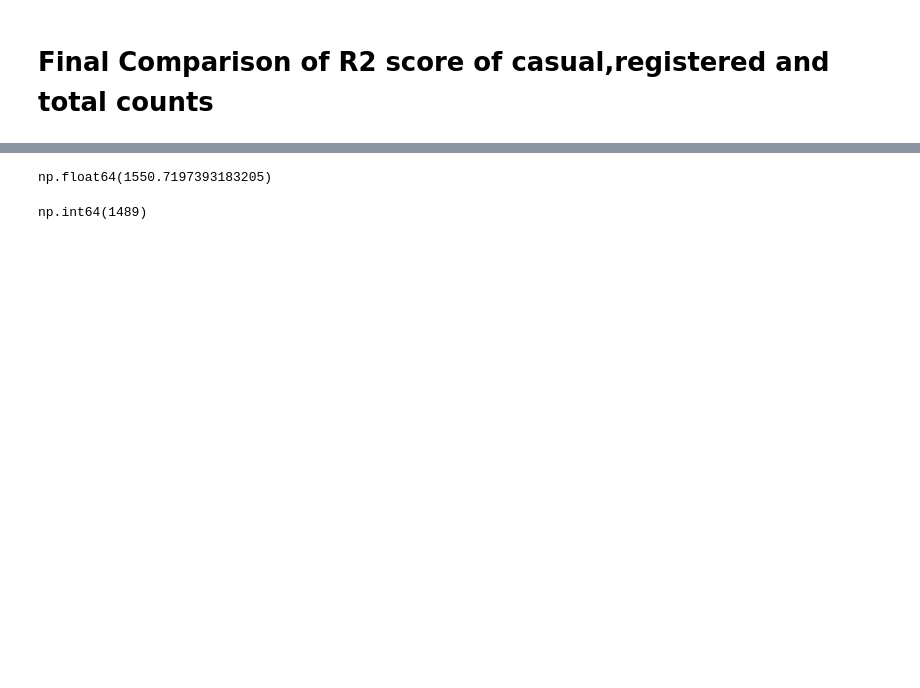
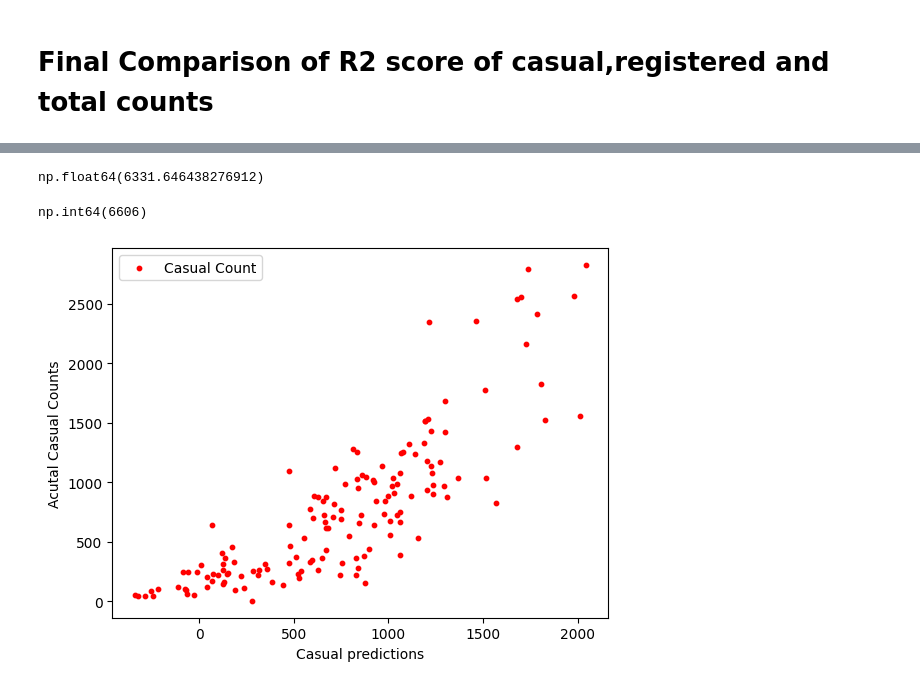
Before and after one commit to pandaiscodingcpu/Archit_CodeAI-Tasks, a Jupyter notebook: regression_model.ipynb, the cells around one changed output, grey strips where cells are left out. Cells and saved outputs as stored; diff of their text form; code cells hidden in the pictures; blank space fills up the shorter version.

```diff
--- a/regression_model.ipynb
+++ b/regression_model.ipynb
@@ -557,8 +609,16 @@ plt.show()
 # %%
-cnt_predictions[1]
+cnt_predictions[0]
 # %% [output]
-np.float64(1550.7197393183205)
+np.float64(6331.646438276912)
 # %%
-y_test.iloc[1]
+y_test.iloc[0]
 # %% [output]
-np.int64(1489)
+np.int64(6606)
+# %%
+plt.xlabel("Casual predictions")
+plt.ylabel("Acutal Casual Counts")
+plt.scatter(cas_predictions,y_test_cas,10,color="r",label="Casual Count")
+plt.legend()
+plt.show()
+# %% [output]
+[figure, added]
```
Also changed, not shown: parts of 20 cells of this notebook.
